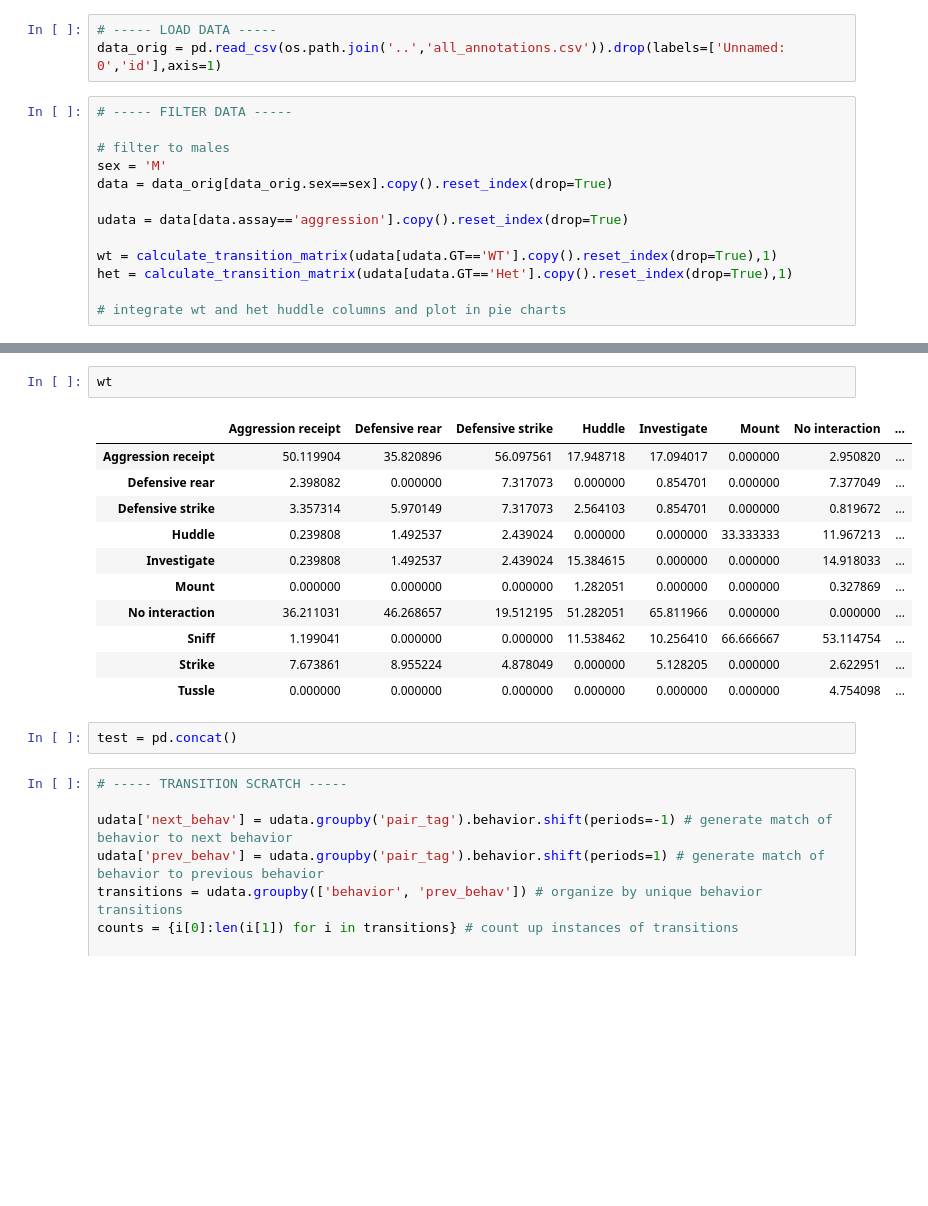
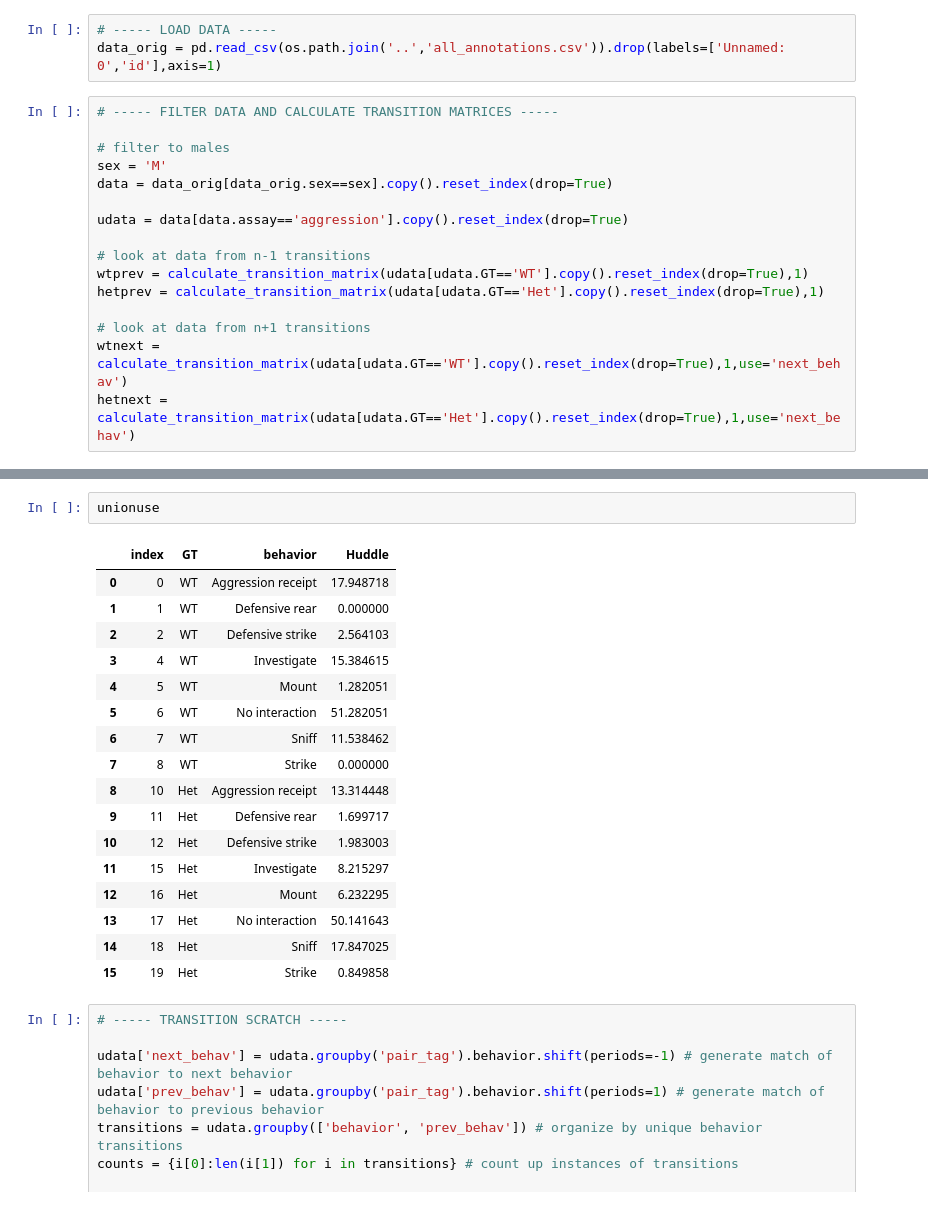
Before and after one commit to nhoglen/scn2a-paper-GWJSNH-code, a Jupyter notebook: sociality_assays/20260406_scratch_transition-analysis.ipynb, the cells around one changed output, grey strips where cells are left out. Cells and saved outputs as stored; diff of their text form; blank space fills up the shorter version.

Commit message:
Categorical distribution plot

```diff
--- a/sociality_assays/20260406_scratch_transition-analysis.ipynb
+++ b/sociality_assays/20260406_scratch_transition-analysis.ipynb
@@ -118,7 +118,7 @@ def calculate_transition_matrix(data,normaxis,use='prev_behav'):
 # ----- LOAD DATA -----
 data_orig = pd.read_csv(os.path.join('..','all_annotations.csv')).drop(labels=['Unnamed: 0','id'],axis=1)
 # %%
-# ----- FILTER DATA -----
+# ----- FILTER DATA AND CALCULATE TRANSITION MATRICES -----
 
 # filter to males
 sex = 'M'
@@ -126,8 +126,11 @@ data = data_orig[data_orig.sex==sex].copy().reset_index(drop=True)
 
 udata = data[data.assay=='aggression'].copy().reset_index(drop=True)
 
-wt = calculate_transition_matrix(udata[udata.GT=='WT'].copy().reset_index(drop=True),1)
-het = calculate_transition_matrix(udata[udata.GT=='Het'].copy().reset_index(drop=True),1)
+# look at data from n-1 transitions
+wtprev = calculate_transition_matrix(udata[udata.GT=='WT'].copy().reset_index(drop=True),1)
+hetprev = calculate_transition_matrix(udata[udata.GT=='Het'].copy().reset_index(drop=True),1)
 
-# integrate wt and het huddle columns and plot in pie charts
+# look at data from n+1 transitions
+wtnext = calculate_transition_matrix(udata[udata.GT=='WT'].copy().reset_index(drop=True),1,use='next_behav')
+hetnext = calculate_transition_matrix(udata[udata.GT=='Het'].copy().reset_index(drop=True),1,use='next_behav')
 # %%
@@ -136,19 +186,23 @@ hetnext = calculate_transition_matrix(udata[udata.GT=='Het'].copy().reset_index(
 # %%
-wt
+unionuse
 # %% [output]
-|  | Aggression receipt | Defensive rear | Defensive strike | Huddle | Investigate | Mount | No interaction | ... |
-| Aggression receipt | 50.119904 | 35.820896 | 56.097561 | 17.948718 | 17.094017 | 0.000000 | 2.950820 | ... |
-| Defensive rear | 2.398082 | 0.000000 | 7.317073 | 0.000000 | 0.854701 | 0.000000 | 7.377049 | ... |
-| Defensive strike | 3.357314 | 5.970149 | 7.317073 | 2.564103 | 0.854701 | 0.000000 | 0.819672 | ... |
-| Huddle | 0.239808 | 1.492537 | 2.439024 | 0.000000 | 0.000000 | 33.333333 | 11.967213 | ... |
-| Investigate | 0.239808 | 1.492537 | 2.439024 | 15.384615 | 0.000000 | 0.000000 | 14.918033 | ... |
-| Mount | 0.000000 | 0.000000 | 0.000000 | 1.282051 | 0.000000 | 0.000000 | 0.327869 | ... |
-| No interaction | 36.211031 | 46.268657 | 19.512195 | 51.282051 | 65.811966 | 0.000000 | 0.000000 | ... |
-| Sniff | 1.199041 | 0.000000 | 0.000000 | 11.538462 | 10.256410 | 66.666667 | 53.114754 | ... |
-| Strike | 7.673861 | 8.955224 | 4.878049 | 0.000000 | 5.128205 | 0.000000 | 2.622951 | ... |
-| Tussle | 0.000000 | 0.000000 | 0.000000 | 0.000000 | 0.000000 | 0.000000 | 4.754098 | ... |
+|  | index | GT | behavior | Huddle |
+| 0 | 0 | WT | Aggression receipt | 17.948718 |
+| 1 | 1 | WT | Defensive rear | 0.000000 |
+| 2 | 2 | WT | Defensive strike | 2.564103 |
+| 3 | 4 | WT | Investigate | 15.384615 |
+| 4 | 5 | WT | Mount | 1.282051 |
+| 5 | 6 | WT | No interaction | 51.282051 |
+| 6 | 7 | WT | Sniff | 11.538462 |
+| 7 | 8 | WT | Strike | 0.000000 |
+| 8 | 10 | Het | Aggression receipt | 13.314448 |
+| 9 | 11 | Het | Defensive rear | 1.699717 |
+| 10 | 12 | Het | Defensive strike | 1.983003 |
+| 11 | 15 | Het | Investigate | 8.215297 |
+| 12 | 16 | Het | Mount | 6.232295 |
+| 13 | 17 | Het | No interaction | 50.141643 |
+| 14 | 18 | Het | Sniff | 17.847025 |
+| 15 | 19 | Het | Strike | 0.849858 |
-# %%
-test = pd.concat()
 # %%
 # ----- TRANSITION SCRATCH -----
 
```
Also changed, not shown: parts of 2 cells of this notebook, 1 other file.
